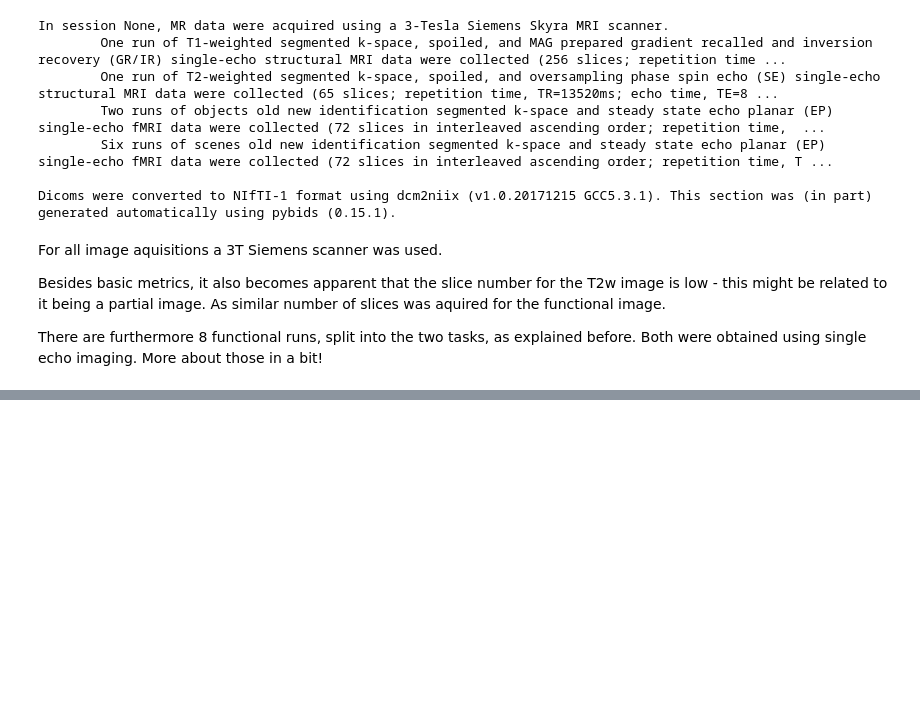
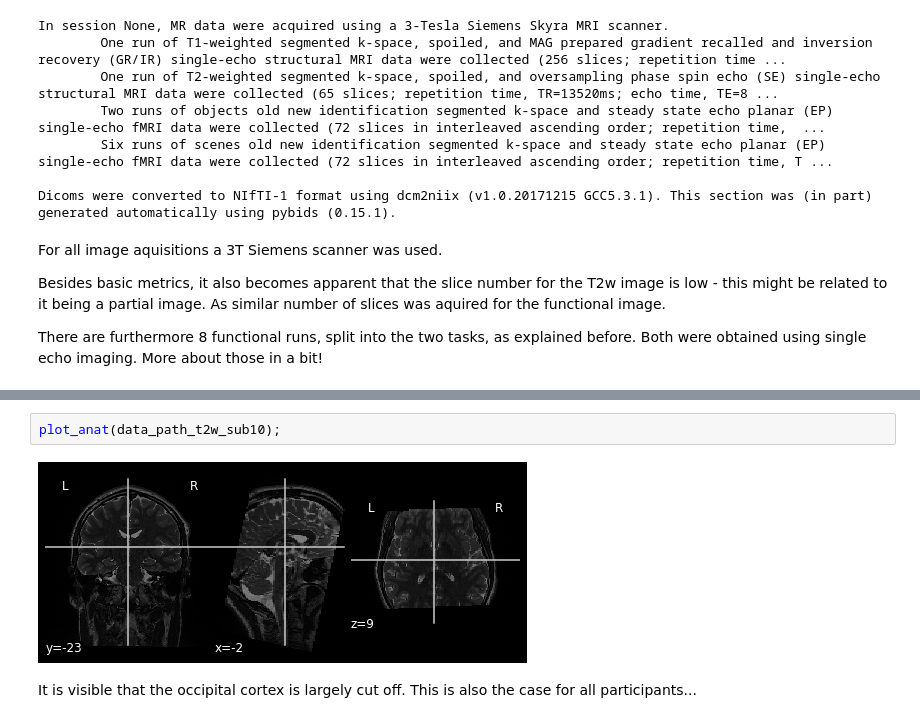
Before and after one commit to tchaase/research-internship-2022, a Jupyter notebook: code/data_exploration.ipynb, the cells around one changed output, grey strips where cells are left out. Saved outputs shown, nothing was run; the diff lists cells and outputs as text; blank space fills up the shorter version.

```diff
--- a/code/data_exploration.ipynb
+++ b/code/data_exploration.ipynb
@@ -171,0 +198,6 @@ from nilearn.plotting import plot_stat_map, plot_anat, plot_img, show, plot_glas
+# %%
+plot_anat(data_path_t2w_sub10);
+# %% [output]
+[figure, added]
+# %% [markdown]
+It is visible that the occipital cortex is largely cut off. This is also the case for all participants...
```
Also changed, not shown: parts of 28 cells of this notebook.
